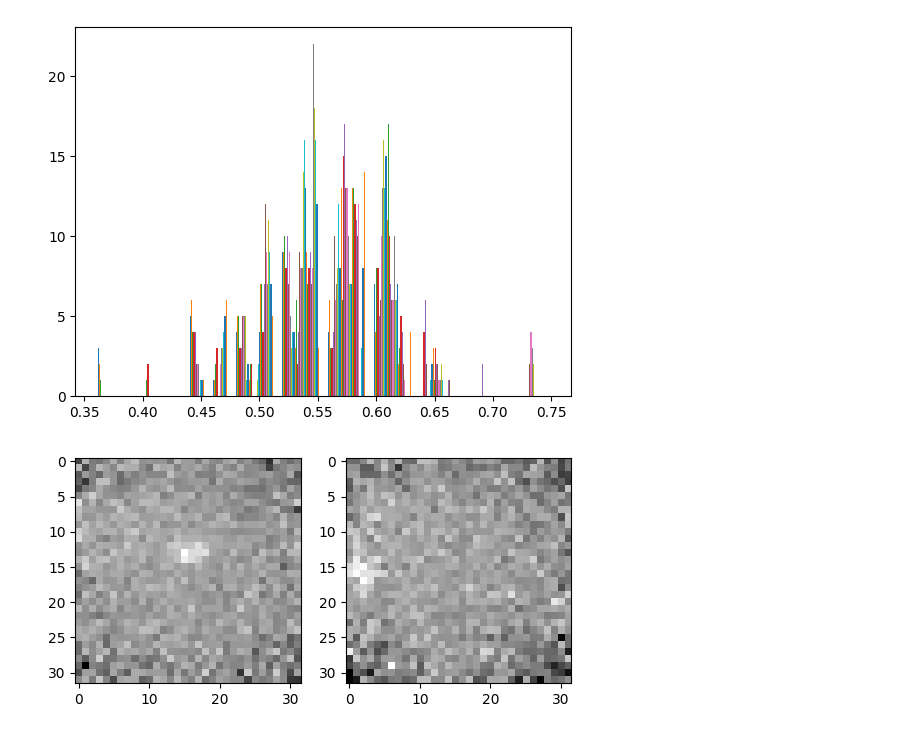
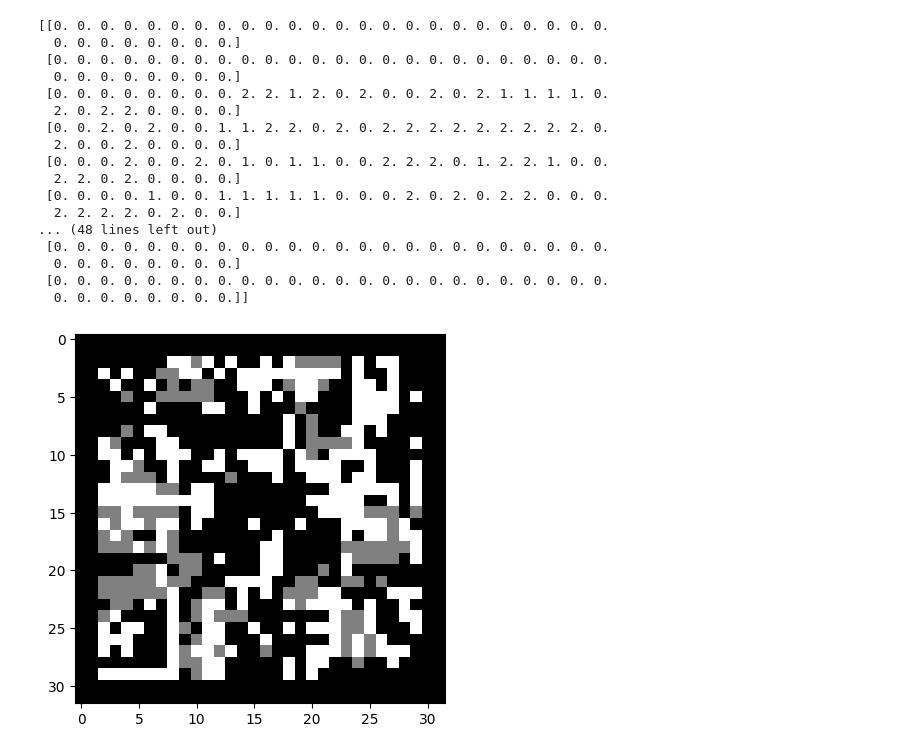
Before and after one commit to M4rkX-Y/flowdetector, a Jupyter notebook: main.ipynb, the cells around one changed output. Drawn from its saved outputs; the diff is of its cells as text; code cells hidden in the pictures.

```diff
--- a/main.ipynb
+++ b/main.ipynb
@@ -51,24 +345,0 @@ plt.show()
-# %%
-plt.hist(new_frame)
-plt.show()
-# %% [output]
-[figure, removed]
-# %%
-new_data = []
-data_min = np.min(data)
-data_max = np.max(data)
-for i in range(len(data)):
-    frame = (data[i] - data_min) / (data_max - data_min)
-    new_frame = ndimage.gaussian_filter(frame, sigma=1)
-    new_frame = ndimage.median_filter(new_frame, size=3)
-    new_data.append(new_frame)
-# %%
-fig = plt.figure()
-plt.gray()
-ax1 = fig.add_subplot(121)
-ax2 = fig.add_subplot(122)
-ax1.imshow(data[0])
-ax2.imshow(data[100])
-plt.show()
-# %% [output]
-[figure, removed]
@@ -76,0 +346,52 @@ data[0]
+# %%
+def test_OF(img1, img2, w, tau=1e-2):
+    # Compute I_x, I_y, and I_t
+    k_x = np.array([[-0.25, 0.25], [-0.25, 0.25]])
+    k_y = np.array([[-0.25, -0.25], [0.25, 0.25]])
+    k_t = np.array([[0.25, 0.25], [0.25, 0.25]])
+    I_x = signal.convolve2d(img1, k_x, boundary="symm", mode="same")
+    I_y = signal.convolve2d(img1, k_y, boundary="symm", mode="same")
+    I_t = signal.convolve2d(
+        img1, k_t, boundary="symm", mode="same"
+    ) - signal.convolve2d(img2, k_t, boundary="symm", mode="same")
+    e_map = np.zeros(img1.shape)
+    for i in range(w // 2, img1.shape[0] - w // 2):
+        for j in range(w // 2, img1.shape[1] - w // 2):
+            I_xw = np.array(
+                I_x[i - w // 2 : i + w // 2 + 1, j - w // 2 : j + w // 2 + 1]
+            ).flatten()
+            I_yw = np.array(
+                I_y[i - w // 2 : i + w // 2 + 1, j - w // 2 : j + w // 2 + 1]
+            ).flatten()
+            I_tw = np.array(
+                I_t[i - w // 2 : i + w // 2 + 1, j - w // 2 : j + w // 2 + 1]
+            ).flatten()
+            a = np.matrix((I_xw, I_yw, I_tw)).transpose()
+            a_T = np.matrix.transpose(a)
+            s_tensor = np.matmul(a_T, a)
+            e, _ = np.linalg.eig(s_tensor)
+            e_map[i,j] = np.argmax(e)
+    print(e_map)
+    plt.imshow(e_map)
+    plt.show
+i = 0
+test_OF(data[i],data[i+1], 5)
+# %% [output]
+[[0. 0. 0. 0. 0. 0. 0. 0. 0. 0. 0. 0. 0. 0. 0. 0. 0. 0. 0. 0. 0. 0. 0. 0.
+  0. 0. 0. 0. 0. 0. 0. 0.]
+ [0. 0. 0. 0. 0. 0. 0. 0. 0. 0. 0. 0. 0. 0. 0. 0. 0. 0. 0. 0. 0. 0. 0. 0.
+  0. 0. 0. 0. 0. 0. 0. 0.]
+ [0. 0. 0. 0. 0. 0. 0. 0. 2. 2. 1. 2. 0. 2. 0. 0. 2. 0. 2. 1. 1. 1. 1. 0.
+  2. 0. 2. 2. 0. 0. 0. 0.]
+ [0. 0. 2. 0. 2. 0. 0. 1. 1. 2. 2. 0. 2. 0. 2. 2. 2. 2. 2. 2. 2. 2. 2. 0.
+  2. 0. 0. 2. 0. 0. 0. 0.]
+ [0. 0. 0. 2. 0. 0. 2. 0. 1. 0. 1. 1. 0. 0. 2. 2. 2. 0. 1. 2. 2. 1. 0. 0.
+  2. 2. 0. 2. 0. 0. 0. 0.]
+ [0. 0. 0. 0. 1. 0. 0. 1. 1. 1. 1. 1. 0. 0. 0. 2. 0. 2. 0. 2. 2. 0. 0. 0.
+  2. 2. 2. 2. 0. 2. 0. 0.]
+... (48 lines left out)
+ [0. 0. 0. 0. 0. 0. 0. 0. 0. 0. 0. 0. 0. 0. 0. 0. 0. 0. 0. 0. 0. 0. 0. 0.
+  0. 0. 0. 0. 0. 0. 0. 0.]
+ [0. 0. 0. 0. 0. 0. 0. 0. 0. 0. 0. 0. 0. 0. 0. 0. 0. 0. 0. 0. 0. 0. 0. 0.
+  0. 0. 0. 0. 0. 0. 0. 0.]]
+[figure, added]
```
Also changed, not shown: parts of 15 cells of this notebook, 1 other file.
